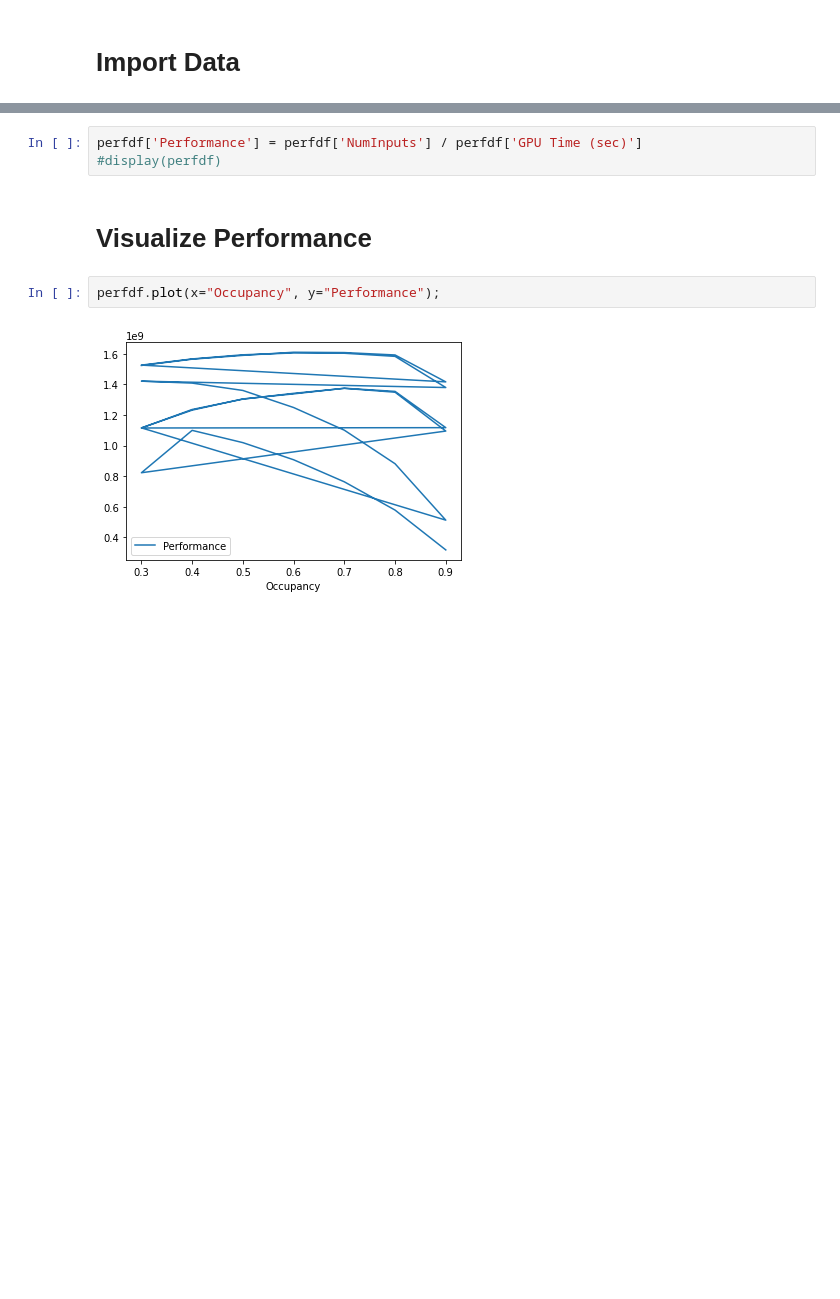
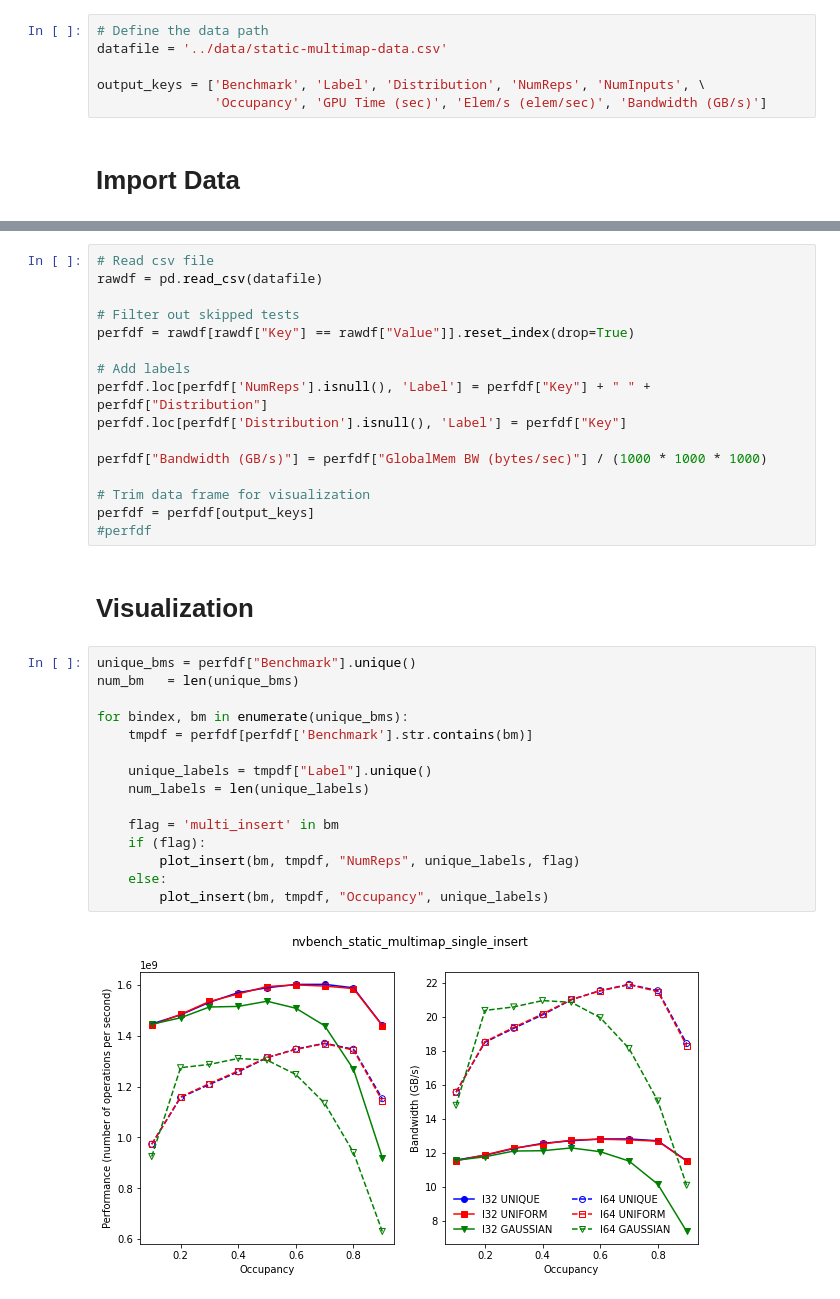
Before and after one commit to NVIDIA/cuCollections, a Jupyter notebook: benchmarks/analysis/notebooks/StaticMultimap.ipynb, the cells around one changed output, grey strips where cells are left out. Cells and saved outputs as stored; diff of their text form; blank space fills up the shorter version.

Commit message:
Add bandwidth plot in notebook + multi-value insertion analysis

```diff
--- a/benchmarks/analysis/notebooks/StaticMultimap.ipynb
+++ b/benchmarks/analysis/notebooks/StaticMultimap.ipynb
@@ -14,2 +13,8 @@ datafile='../data/static-multimap-data.csv'
+# %%
+# Define the data path
+datafile = '../data/static-multimap-data.csv'
+
+output_keys = ['Benchmark', 'Label', 'Distribution', 'NumReps', 'NumInputs', \
+               'Occupancy', 'GPU Time (sec)', 'Elem/s (elem/sec)', 'Bandwidth (GB/s)']
 # %% [markdown]
 # Import Data
@@ -28,9 +21,35 @@ perfdf.dropna(inplace=True)
-# %%
-perfdf['Performance'] = perfdf['NumInputs'] / perfdf['GPU Time (sec)']
-#display(perfdf)
-# %% [markdown]
-# Visualize Performance
-# %%
-perfdf.plot(x="Occupancy", y="Performance");
-# %% [output]
-[figure, removed]
+# %%
+# Read csv file
+rawdf = pd.read_csv(datafile)
+
+# Filter out skipped tests
+perfdf = rawdf[rawdf["Key"] == rawdf["Value"]].reset_index(drop=True)
+
+# Add labels
+perfdf.loc[perfdf['NumReps'].isnull(), 'Label'] = perfdf["Key"] + " " + perfdf["Distribution"]
+perfdf.loc[perfdf['Distribution'].isnull(), 'Label'] = perfdf["Key"]
+
+perfdf["Bandwidth (GB/s)"] = perfdf["GlobalMem BW (bytes/sec)"] / (1000 * 1000 * 1000)
+
+# Trim data frame for visualization
+perfdf = perfdf[output_keys]
+#perfdf
+# %% [markdown]
+# Visualization
+# %%
+unique_bms = perfdf["Benchmark"].unique()
+num_bm   = len(unique_bms)
+
+for bindex, bm in enumerate(unique_bms):
+    tmpdf = perfdf[perfdf['Benchmark'].str.contains(bm)]
+
+    unique_labels = tmpdf["Label"].unique()
+    num_labels = len(unique_labels)
+
+    flag = 'multi_insert' in bm
+    if (flag):
+        plot_insert(bm, tmpdf, "NumReps", unique_labels, flag)
+    else:
+        plot_insert(bm, tmpdf, "Occupancy", unique_labels)
+# %% [output]
+[figure, added]
```
Also changed, not shown: parts of 5 cells of this notebook, 2 other files.
